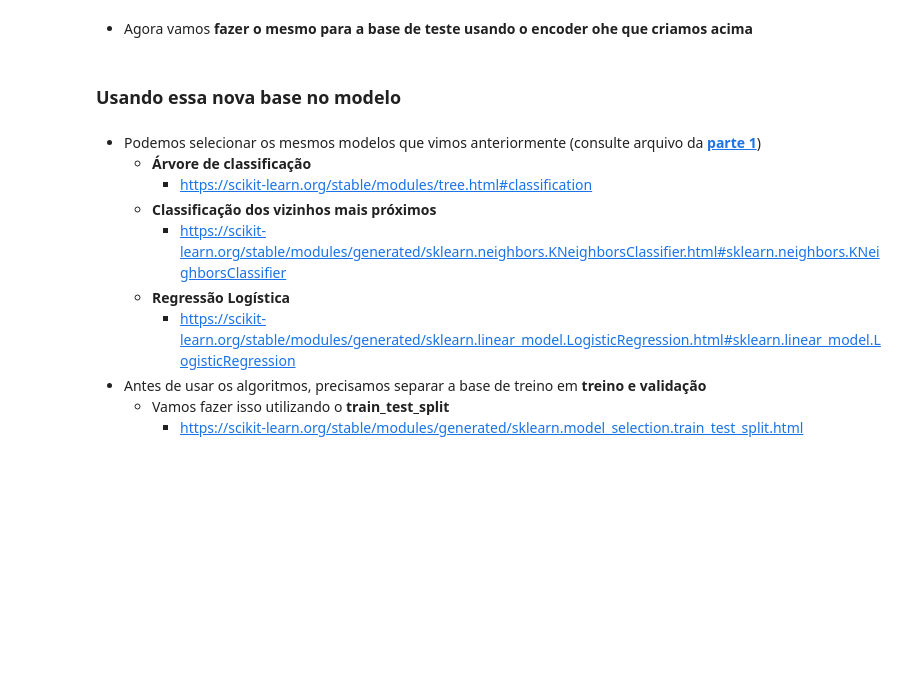
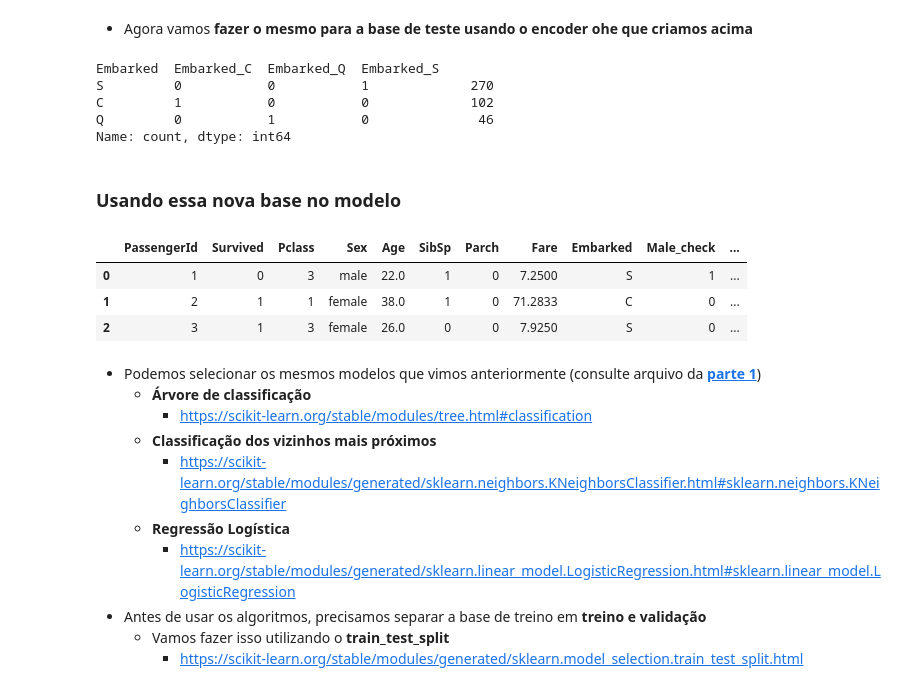
Before and after one commit to wendellbarcelos/Analise-Titanic-ModelosDS, a Jupyter notebook: Análise_do_Titanic_2.ipynb, the cells around one changed output. Cells and saved outputs as stored; diff of their text form; code cells hidden in the pictures; blank space fills up the shorter version.

```diff
--- a/Análise_do_Titanic_2.ipynb
+++ b/Análise_do_Titanic_2.ipynb
@@ -65,4 +106,6 @@ teste.loc[teste.Fare.isnull(),'Fare'] = teste.Fare.mean()
 # %%
 # Criando o encoder
+enc = OneHotEncoder(handle_unknown='ignore', dtype='int32')
 # %%
 # Fazendo o fit com os dados
+enc.fit(treino[['Embarked']])
@@ -71,6 +125,8 @@ teste.loc[teste.Fare.isnull(),'Fare'] = teste.Fare.mean()
 # %%
 # Transformando esse resultado em um DataFrame
+enc_df = pd.DataFrame(data= enc.transform(treino[['Embarked']]).toarray(), columns=enc.get_feature_names_out())
 # %%
 # Podemos agora adicionar essa coluna na nossa base de teste
+treino = pd.concat([treino, enc_df], axis=1)
 # %%
 # Verificando os valores
@@ -83,8 +148,21 @@ teste.loc[teste.Fare.isnull(),'Fare'] = teste.Fare.mean()
 # %%
 # Verificando também os valores
+teste[['Embarked','Embarked_C','Embarked_Q','Embarked_S']].value_counts()
+# %% [output]
+Embarked  Embarked_C  Embarked_Q  Embarked_S
+S         0           0           1             270
+C         1           0           0             102
+Q         0           1           0              46
+Name: count, dtype: int64
 # %% [markdown]
 ### Usando essa nova base no modelo
 # %%
 # Visualizando a base
+treino.head(3)
+# %% [output]
+|  | PassengerId | Survived | Pclass | Sex | Age | SibSp | Parch | Fare | Embarked | Male_check | ... |
+| 0 | 1 | 0 | 3 | male | 22.0 | 1 | 0 | 7.2500 | S | 1 | ... |
+| 1 | 2 | 1 | 1 | female | 38.0 | 1 | 0 | 71.2833 | C | 0 | ... |
+| 2 | 3 | 1 | 3 | female | 26.0 | 0 | 0 | 7.9250 | S | 0 | ... |
 # %%
 # Podemos então apagar essas duas colunas que já tratamos
```
Also changed, not shown: parts of 29 cells of this notebook, 2 other files.
